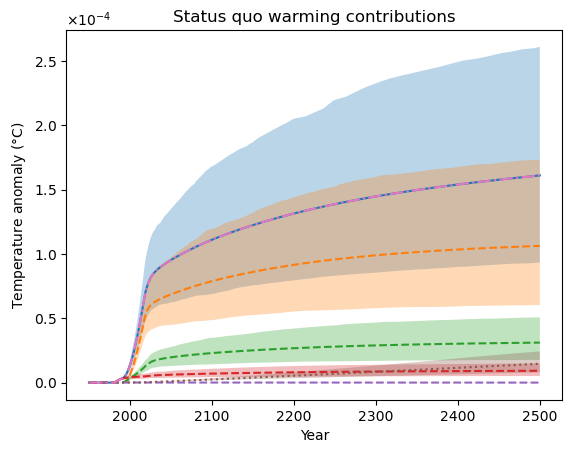
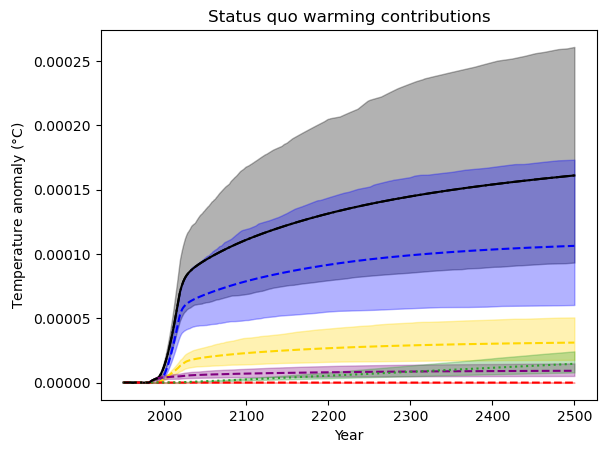
Code edit (unified diff) that turned the first committed figure into the second:
--- before
+++ after
@@ -3,29 +3,29 @@
 initial_year = 1950 - 1750
 
-plt.plot(timebounds_1[initial_year:], mean_f_status_quo_temperature[initial_year:], label='Status quo')
-plt.fill_between(timebounds_1[initial_year:], p05_f_status_quo_temperature[initial_year:], p95_f_status_quo_temperature[initial_year:], alpha=0.3)
+plt.plot(timebounds_1[initial_year:], mean_f_status_quo_temperature[initial_year:], label='Status quo', color="black")
+plt.fill_between(timebounds_1[initial_year:], p05_f_status_quo_temperature[initial_year:], p95_f_status_quo_temperature[initial_year:], alpha=0.3, color="black")
 
 # Desflurane contribution
-plt.plot(timebounds_1[initial_year:], mean_f_status_q_desflurane_temperature[initial_year:], label='Desflurane contribution', linestyle='--')
-plt.fill_between(timebounds_1[initial_year:], p05_f_status_q_desflurane_temperature[initial_year:], p95_f_status_q_desflurane_temperature[initial_year:], alpha=0.3)
+plt.plot(timebounds_1[initial_year:], mean_f_status_q_desflurane_temperature[initial_year:], label='Desflurane contribution', linestyle='--', color="blue")
+plt.fill_between(timebounds_1[initial_year:], p05_f_status_q_desflurane_temperature[initial_year:], p95_f_status_q_desflurane_temperature[initial_year:], alpha=0.3, color="blue")
 
 # Sevoflurane contribution
-plt.plot(timebounds_1[initial_year:], mean_f_status_q_sevo_temperature[initial_year:], label='Sevolurane contribution', linestyle='--')
-plt.fill_between(timebounds_1[initial_year:], p05_f_status_q_sevo_temperature[initial_year:], p95_f_status_q_sevo_temperature[initial_year:], alpha=0.3)
+plt.plot(timebounds_1[initial_year:], mean_f_status_q_sevo_temperature[initial_year:], label='Sevolurane contribution', linestyle='--', color='gold')
+plt.fill_between(timebounds_1[initial_year:], p05_f_status_q_sevo_temperature[initial_year:], p95_f_status_q_sevo_temperature[initial_year:], alpha=0.3, color='gold')
 
 # Isolurane contribution
-plt.plot(timebounds_1[initial_year:], mean_f_status_q_iso_temperature[initial_year:], label='Isoflurane contribution', linestyle='--')
-plt.fill_between(timebounds_1[initial_year:], p05_f_status_q_iso_temperature[initial_year:], p95_f_status_q_iso_temperature[initial_year:], alpha=0.3)
+plt.plot(timebounds_1[initial_year:], mean_f_status_q_iso_temperature[initial_year:], label='Isoflurane contribution', linestyle='--', color="purple")
+plt.fill_between(timebounds_1[initial_year:], p05_f_status_q_iso_temperature[initial_year:], p95_f_status_q_iso_temperature[initial_year:], alpha=0.3, color="purple")
 
 # Halothane contribution
-plt.plot(timebounds_1[initial_year:], mean_f_status_q_halo_temperature[initial_year:], label='Halothane contribution', linestyle='--')
-plt.fill_between(timebounds_1[initial_year:], p05_f_status_q_halo_temperature[initial_year:], p95_f_status_q_halo_temperature[initial_year:], alpha=0.3)
+plt.plot(timebounds_1[initial_year:], mean_f_status_q_halo_temperature[initial_year:], label='Halothane contribution', linestyle='--', color="red")
+plt.fill_between(timebounds_1[initial_year:], p05_f_status_q_halo_temperature[initial_year:], p95_f_status_q_halo_temperature[initial_year:], alpha=0.3, color="red")
 
 # TIVA contribution
-plt.plot(timebounds_1[initial_year:], mean_f_status_q_tiva_temperature[initial_year:], label='TIVA contribution', linestyle=':')
-plt.fill_between(timebounds_1[initial_year:], p05_f_status_q_tiva_temperature[initial_year:], p95_f_status_q_tiva_temperature[initial_year:], alpha=0.3)
+plt.plot(timebounds_1[initial_year:], mean_f_status_q_tiva_temperature[initial_year:], label='TIVA contribution', linestyle=':', color="tab:green")
+plt.fill_between(timebounds_1[initial_year:], p05_f_status_q_tiva_temperature[initial_year:], p95_f_status_q_tiva_temperature[initial_year:], alpha=0.3, color="tab:green")
 
 # Sum of all contributions
-plt.plot(timebounds_1[initial_year:], mean_f_status_q_desflurane_temperature[initial_year:] + mean_f_status_q_sevo_temperature[initial_year:] + mean_f_status_q_iso_temperature[initial_year:] + mean_f_status_q_halo_temperature[initial_year:] + mean_f_status_q_tiva_temperature[initial_year:], label='All contribution', linestyle='-.')
+plt.plot(timebounds_1[initial_year:], mean_f_status_q_desflurane_temperature[initial_year:] + mean_f_status_q_sevo_temperature[initial_year:] + mean_f_status_q_iso_temperature[initial_year:] + mean_f_status_q_halo_temperature[initial_year:] + mean_f_status_q_tiva_temperature[initial_year:], label='All contribution', linestyle='-.', color="black")
 
 plt.title('Status quo warming contributions')
@@ -35,6 +35,6 @@
 
 ax = plt.gca()
-ax.yaxis.set_major_formatter(ticker.ScalarFormatter(useMathText=True))
-ax.ticklabel_format(axis='y', style='sci', scilimits=(-4, -4))
+# ax.yaxis.set_major_formatter(ticker.ScalarFormatter(useMathText=True))
+# ax.ticklabel_format(axis='y', style='sci', scilimits=(-4, -4))
 
 plt.savefig("status_quo_warming_contributions_full.png", dpi=300, bbox_inches="tight")

Commit: Final plot tweaks and clean-up